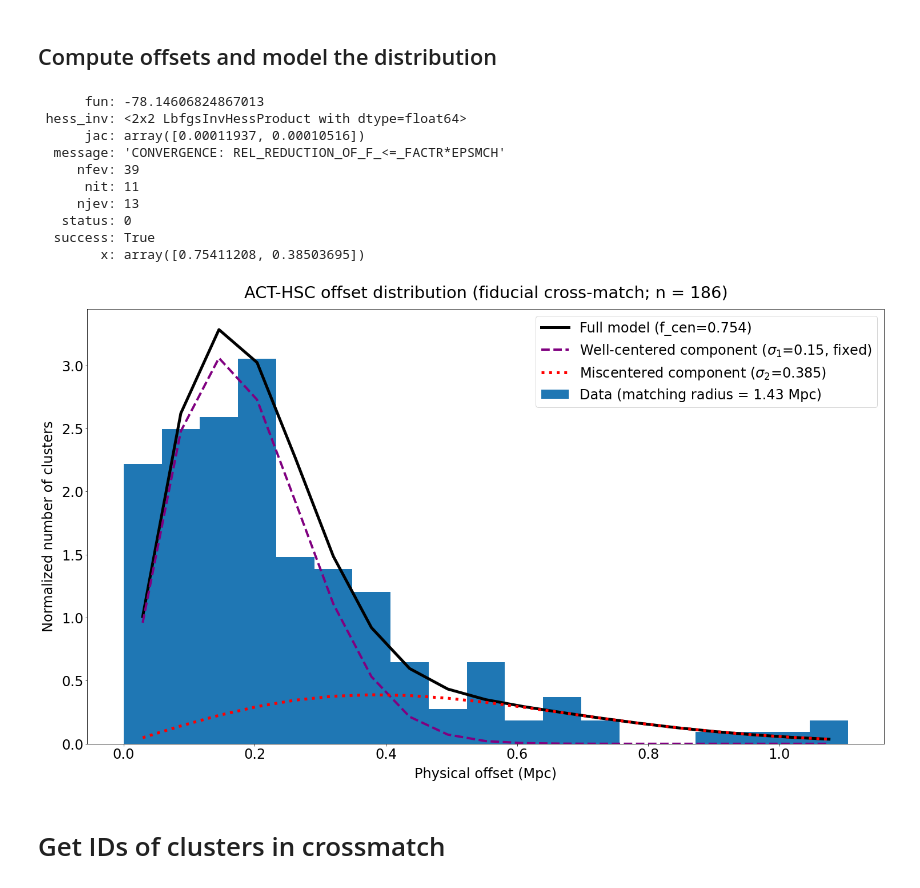
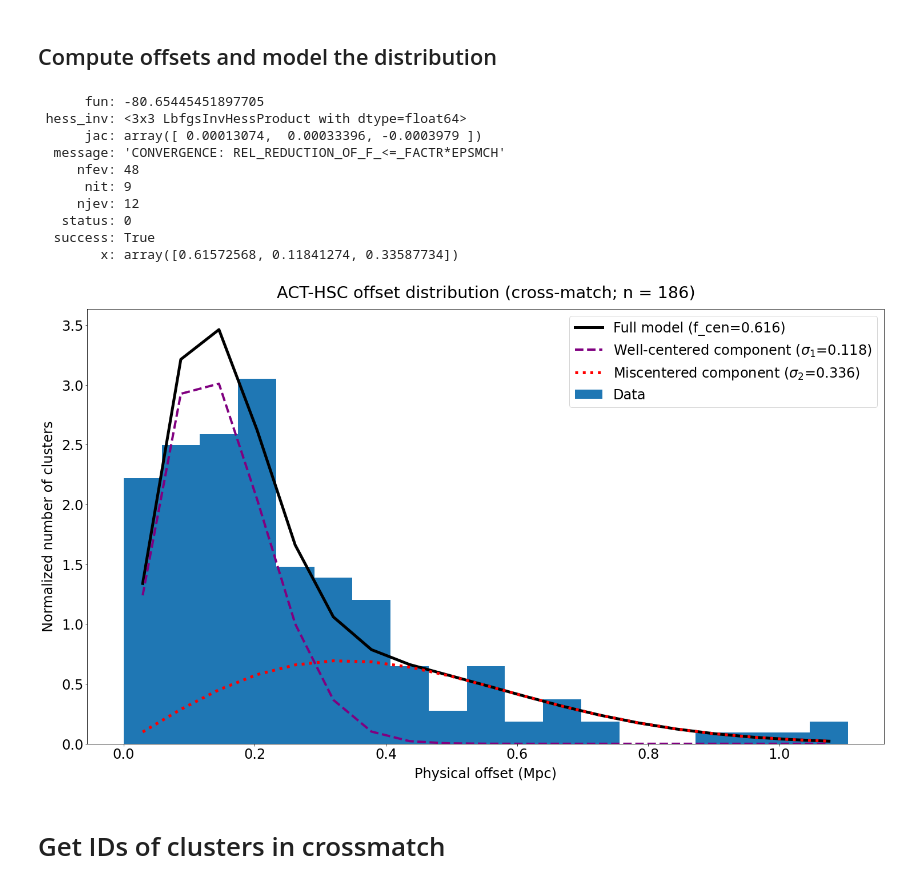
Before and after one commit to Jupiter1994/hsc-miscentering, a Jupyter notebook: HSC_ACT_Offset_Distribution.ipynb, the cells around one changed output. Saved outputs shown, nothing was run; the diff lists cells and outputs as text; code cells hidden in the pictures.

```diff
--- a/HSC_ACT_Offset_Distribution.ipynb
+++ b/HSC_ACT_Offset_Distribution.ipynb
@@ -475,6 +485,7 @@ if inject_offsets:
     physical_offsets = np.concatenate((physical_offsets, fake_offsets))
     print(f'len(physical_offsets): {len(physical_offsets)}')
 
+use_fixed_sig1 = False
 if use_fixed_sig1:
     fixed_sig1 = 0.15
     sig1_best = fixed_sig1
@@ -485,23 +496,23 @@ if use_fixed_sig1:
                           bounds=((0., 1), (0.01, 1.)))
     f_best, sig2_best = best_guess.x
 else:
-    initial_guess = (0.75, 0.03, 0.17)
+    initial_guess = (0.75, 0.15, 0.35)
     best_guess = minimize(fun=objective_fn, x0=initial_guess, args=(physical_offsets), \
                          method='L-BFGS-B', bounds=((0., 1), (1e-4, 0.3), (0.1, 1.)))
     f_best, sig1_best, sig2_best = best_guess.x
 
 print(best_guess)
 # %% [output]
-      fun: -78.14606824867013
- hess_inv: <2x2 LbfgsInvHessProduct with dtype=float64>
-      jac: array([0.00011937, 0.00010516])
+      fun: -80.65445451897705
+ hess_inv: <3x3 LbfgsInvHessProduct with dtype=float64>
+      jac: array([ 0.00013074,  0.00033396, -0.0003979 ])
   message: 'CONVERGENCE: REL_REDUCTION_OF_F_<=_FACTR*EPSMCH'
-     nfev: 39
-      nit: 11
-     njev: 13
+     nfev: 48
+      nit: 9
+     njev: 12
    status: 0
   success: True
-        x: array([0.75411208, 0.38503695])
+        x: array([0.61572568, 0.11841274, 0.33587734])
 # %%
 ## set global font size
 plt.rcParams.update({'font.size':24})
@@ -510,7 +521,7 @@ plt.rcParams.update({'font.size':24})
 fig = plt.figure(figsize=(25,14))
 fig.patch.set_facecolor('white')
 
-plot_title = f"ACT-HSC offset distribution (fiducial cross-match; n = {sample_size}"
+plot_title = f"ACT-HSC offset distribution (cross-match; n = {sample_size}"
 if remove_offsets:
     plot_title += f"; {np.round(f_excluded * 100,1)}% excluded"
 if inject_offsets:
@@ -525,35 +536,35 @@ hist = plt.hist(physical_offsets, bins=bins, \
                 label=f"Data", density=True)
 plt.xlabel("Physical offset (Mpc)", labelpad=10)
 plt.ylabel("Normalized number of clusters", labelpad=10)
 
 ## Model
 x_axis = (hist[1][:-1] + hist[1][1:]) / 2 # midpoints of histogram bins
 # plot full model
 norm_factor_full = 1 / \
         integrate.quad(offset_model, 0, max_offset, args=(f_best, sig1_best, sig2_best))[0]
 
 # plot the full model
 plt.plot(x_axis, norm_factor_full*offset_model(x_axis, f_best, sig1_best, sig2_best), \
     label=f"Full model (f_cen={np.round(f_best,3)})", color='black', linewidth=5)
 
 # plot the model's two components separately
 if use_fixed_sig1:
     plt.plot(x_axis, norm_factor_full*f_best*prob_dens_well_centered(x_axis, sig1_best),
          label=f"Well-centered component ($\sigma_1$={np.round(sig1_best,3)}, fixed)", \
          color='purple', linestyle='--', linewidth=4)
 else:
     plt.plot(x_axis, norm_factor_full*f_best*prob_dens_well_centered(x_axis, sig1_best),
          label=f"Well-centered component ($\sigma_1$={np.round(sig1_best,3)})", \
          color='purple', linestyle='--', linewidth=4)
 plt.plot(x_axis, norm_factor_full*(1-f_best)*prob_dens_mis_centered(x_axis, sig2_best),
          label=f"Miscentered component ($\sigma_2$={np.round(sig2_best,3)})", \
          color='red', linestyle=':', linewidth=5)
 
 plt.legend()
-plt.savefig("Figures/Modeling_Offset_Distro/Rayleigh_model/crossmatch.png", bbox_inches='tight')
+plt.savefig("Figures/Modeling_Offset_Distro/Rayleigh_model/HSC_crossmatch.png", bbox_inches='tight')
 plt.show()
 # %% [output]
-[figure, old version]
+[figure, new version]
 # %% [markdown]
 # Get IDs of clusters in crossmatch
 # %% [markdown]
```
Also changed, not shown: parts of 2 cells of this notebook, 3 other files.
